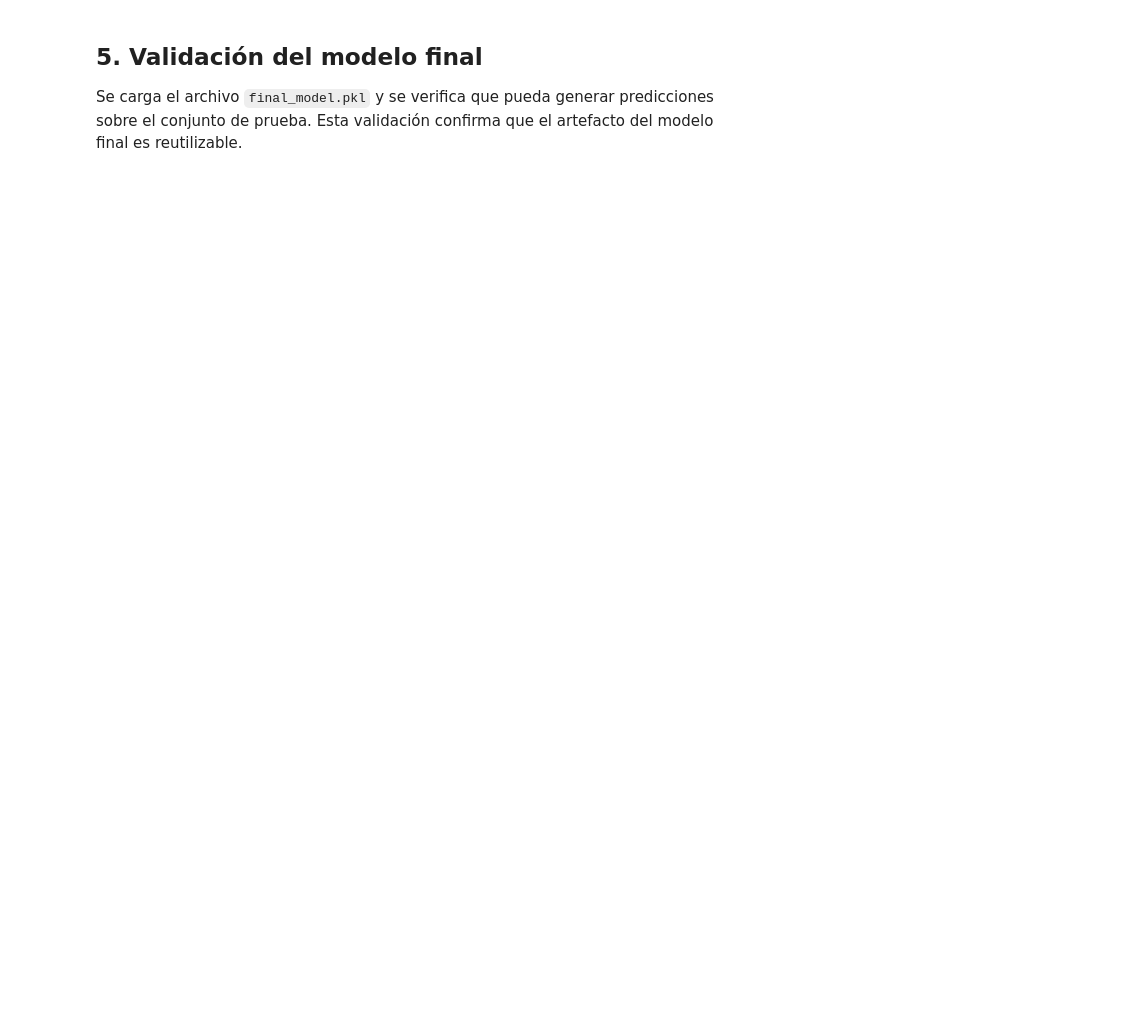
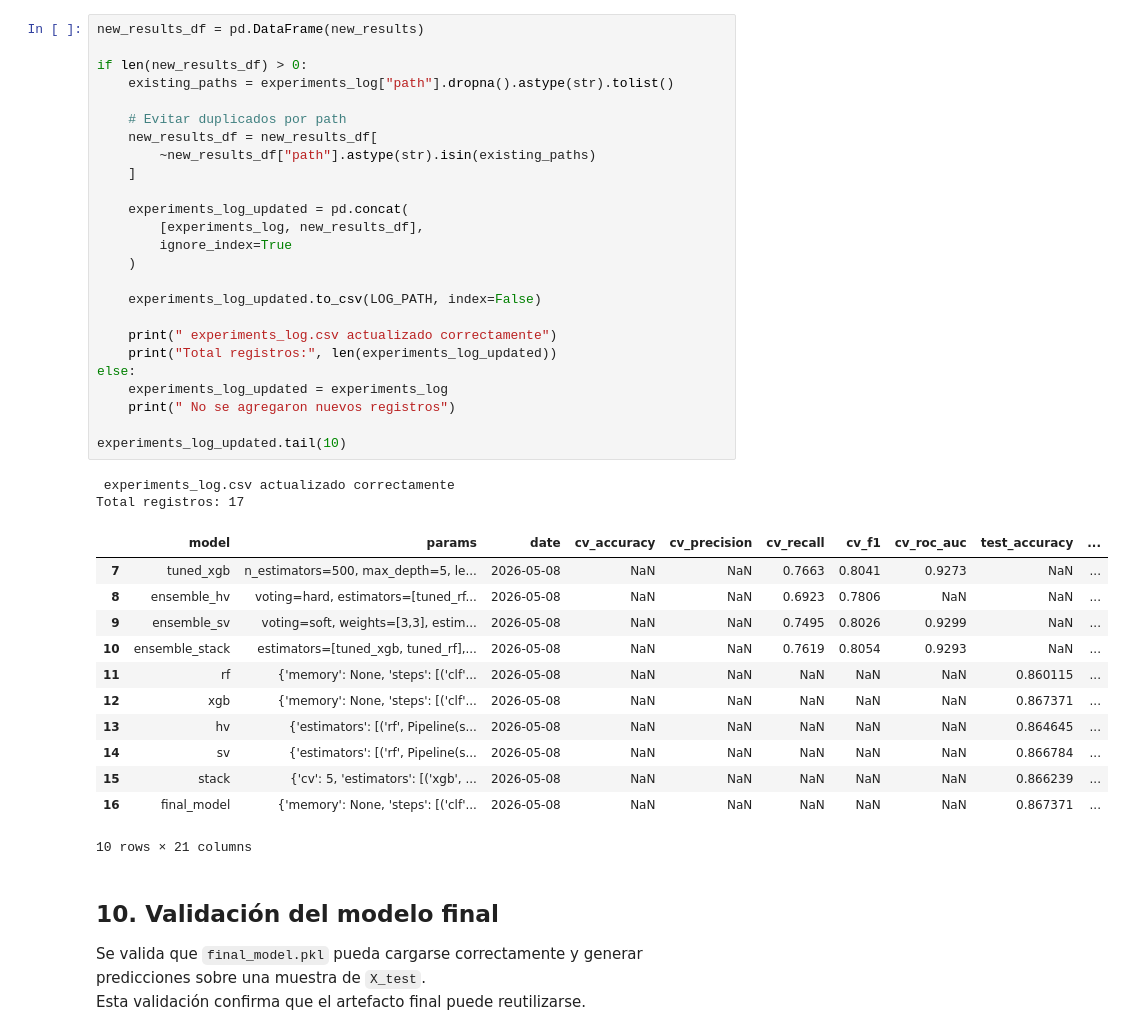
Before and after one commit to pucp-datanalytics/dp261-g2, a Jupyter notebook: notebooks/15_experiment_tracking.ipynb, the cells around one changed output. Cells and saved outputs as stored; diff of their text form; blank space fills up the shorter version.

```diff
--- a/notebooks/15_experiment_tracking.ipynb
+++ b/notebooks/15_experiment_tracking.ipynb
@@ -390,4 +412,45 @@ pd.DataFrame(new_results)
+# %%
+new_results_df = pd.DataFrame(new_results)
+
+if len(new_results_df) > 0:
+    existing_paths = experiments_log["path"].dropna().astype(str).tolist()
+
+    # Evitar duplicados por path
+    new_results_df = new_results_df[
+        ~new_results_df["path"].astype(str).isin(existing_paths)
+    ]
+
+    experiments_log_updated = pd.concat(
+        [experiments_log, new_results_df],
+        ignore_index=True
+    )
+
+    experiments_log_updated.to_csv(LOG_PATH, index=False)
+
+    print(" experiments_log.csv actualizado correctamente")
+    print("Total registros:", len(experiments_log_updated))
+else:
+    experiments_log_updated = experiments_log
+    print(" No se agregaron nuevos registros")
+
+experiments_log_updated.tail(10)
+# %% [output]
+ experiments_log.csv actualizado correctamente
+Total registros: 17
+|  | model | params | date | cv_accuracy | cv_precision | cv_recall | cv_f1 | cv_roc_auc | test_accuracy | ... |
+| 7 | tuned_xgb | n_estimators=500, max_depth=5, le... | 2026-05-08 | NaN | NaN | 0.7663 | 0.8041 | 0.9273 | NaN | ... |
+| 8 | ensemble_hv | voting=hard, estimators=[tuned_rf... | 2026-05-08 | NaN | NaN | 0.6923 | 0.7806 | NaN | NaN | ... |
+| 9 | ensemble_sv | voting=soft, weights=[3,3], estim... | 2026-05-08 | NaN | NaN | 0.7495 | 0.8026 | 0.9299 | NaN | ... |
+| 10 | ensemble_stack | estimators=[tuned_xgb, tuned_rf],... | 2026-05-08 | NaN | NaN | 0.7619 | 0.8054 | 0.9293 | NaN | ... |
+| 11 | rf | {'memory': None, 'steps': [('clf'... | 2026-05-08 | NaN | NaN | NaN | NaN | NaN | 0.860115 | ... |
+| 12 | xgb | {'memory': None, 'steps': [('clf'... | 2026-05-08 | NaN | NaN | NaN | NaN | NaN | 0.867371 | ... |
+| 13 | hv | {'estimators': [('rf', Pipeline(s... | 2026-05-08 | NaN | NaN | NaN | NaN | NaN | 0.864645 | ... |
+| 14 | sv | {'estimators': [('rf', Pipeline(s... | 2026-05-08 | NaN | NaN | NaN | NaN | NaN | 0.866784 | ... |
+| 15 | stack | {'cv': 5, 'estimators': [('xgb', ... | 2026-05-08 | NaN | NaN | NaN | NaN | NaN | 0.866239 | ... |
+| 16 | final_model | {'memory': None, 'steps': [('clf'... | 2026-05-08 | NaN | NaN | NaN | NaN | NaN | 0.867371 | ... |
+10 rows × 21 columns
 # %% [markdown]
-## 5. Validación del modelo final
+## 10. Validación del modelo final
 
-Se carga el archivo `final_model.pkl` y se verifica que pueda generar predicciones sobre el conjunto de prueba. Esta validación confirma que el artefacto del modelo final es reutilizable.
+Se valida que `final_model.pkl` pueda cargarse correctamente y generar predicciones sobre una muestra de `X_test`.
+Esta validación confirma que el artefacto final puede reutilizarse.
```
Also changed, not shown: parts of 40 cells of this notebook, 2 other files.
